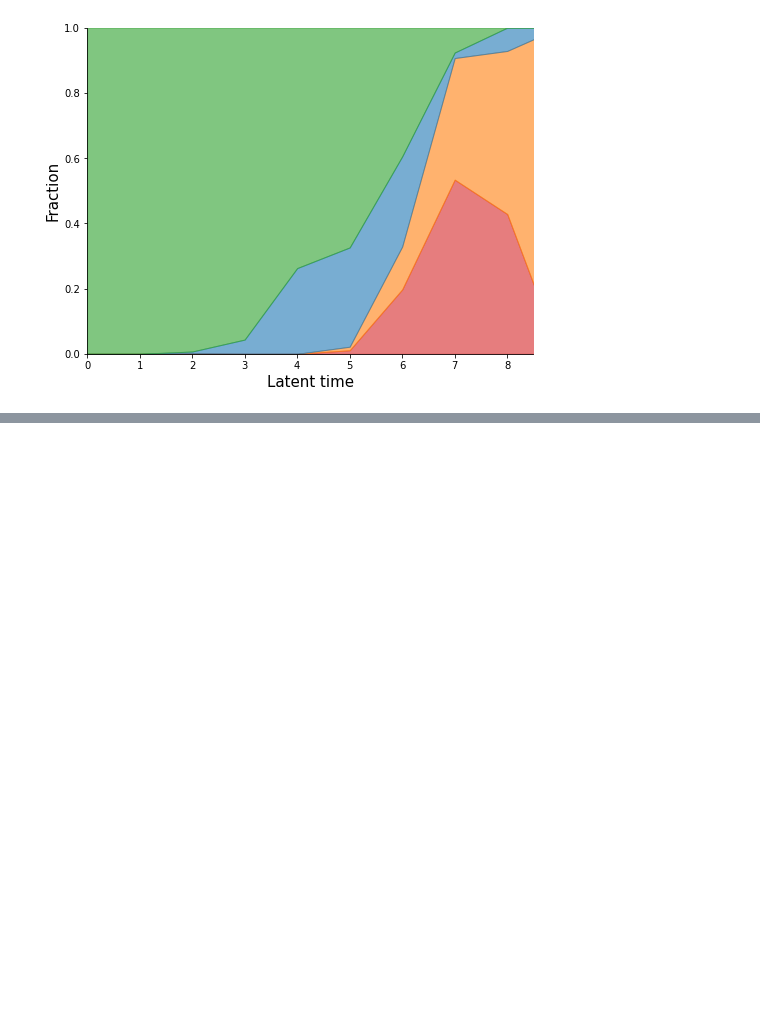
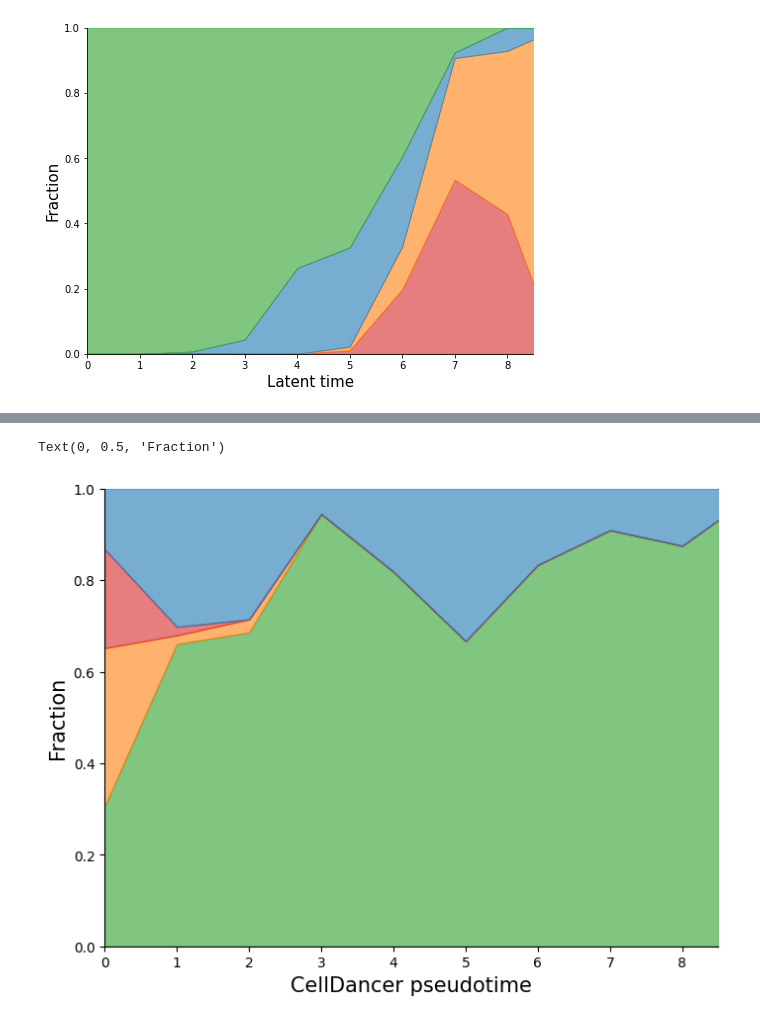
Before and after one commit to kunwang34/PhyloVelo, a Jupyter notebook: docs/source/notebook/Erythroid_comparison.ipynb, the cells around one changed output, grey strips where cells are left out. Saved outputs shown, nothing was run; the diff lists cells and outputs as text; code cells hidden in the pictures; blank space fills up the shorter version.

```diff
--- a/docs/source/notebook/Erythroid_comparison.ipynb
+++ b/docs/source/notebook/Erythroid_comparison.ipynb
@@ -498,0 +567,24 @@ Text(0, 0.5, 'Fraction')
+# %%
+phytime_bar = dict()
+for i in state_map:
+    phytime_bar[state_map[i]] = np.array(1-pseudotime.loc[adata.obs_names]['pseudotime'])[np.where(np.array(adata.obs['cluster'])==str(i))]
+hist_data = []
+hist_labels = []
+hist_colors = []
+for i in set(adata.obs['cluster']):
+    hist_data.append(phytime_bar[state_map[int(i)]])
+    hist_labels.append(state_map[int(i)])
+    hist_colors.append(cmap[color_map[int(i)]])
+
+fig, ax = plt.subplots(figsize=(8,6))
+
+pv.ana_utils.mullerplot(hd[0],hist_labels, hist_colors, absolute=0,alpha=0.6, ax=ax)
+ax.set_xlim(0, 8.5)
+ax.set_ylim(0, 1)
+ax.spines['right'].set_visible(False)
+ax.spines['top'].set_visible(False)
+ax.set_xlabel('CellDancer pseudotime', font='Arial', fontsize=15)
+ax.set_ylabel('Fraction', fontsize=15)
+# %% [output]
+Text(0, 0.5, 'Fraction')
+[figure, added]
```
Also changed, not shown: parts of 11 cells of this notebook, 21 other files.
